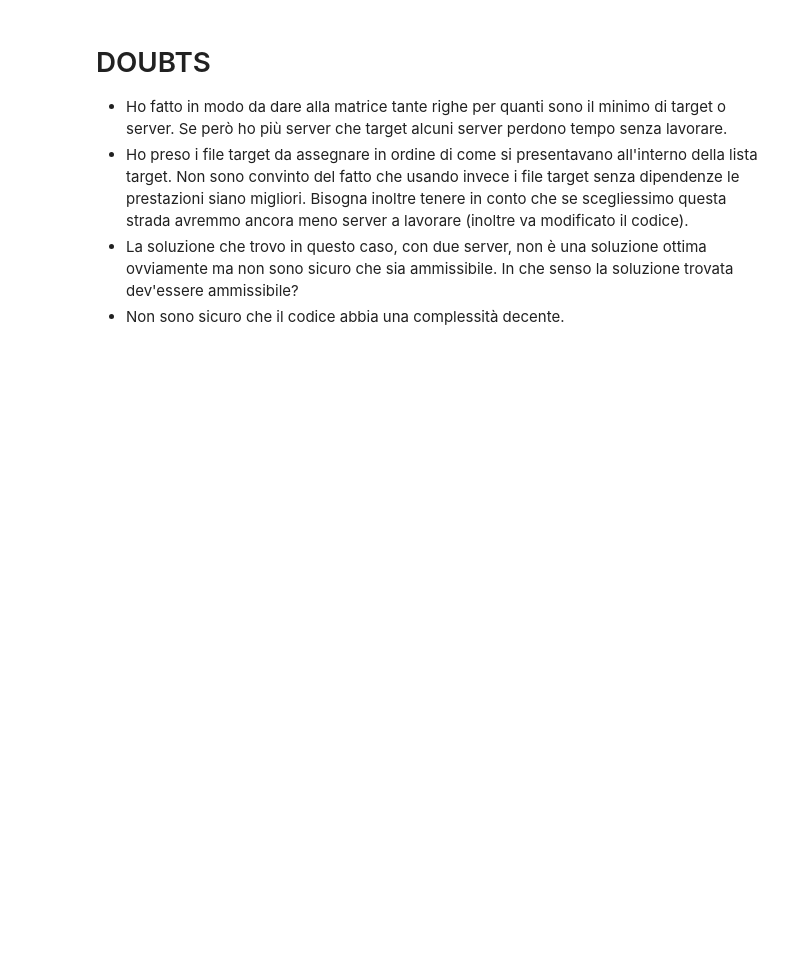
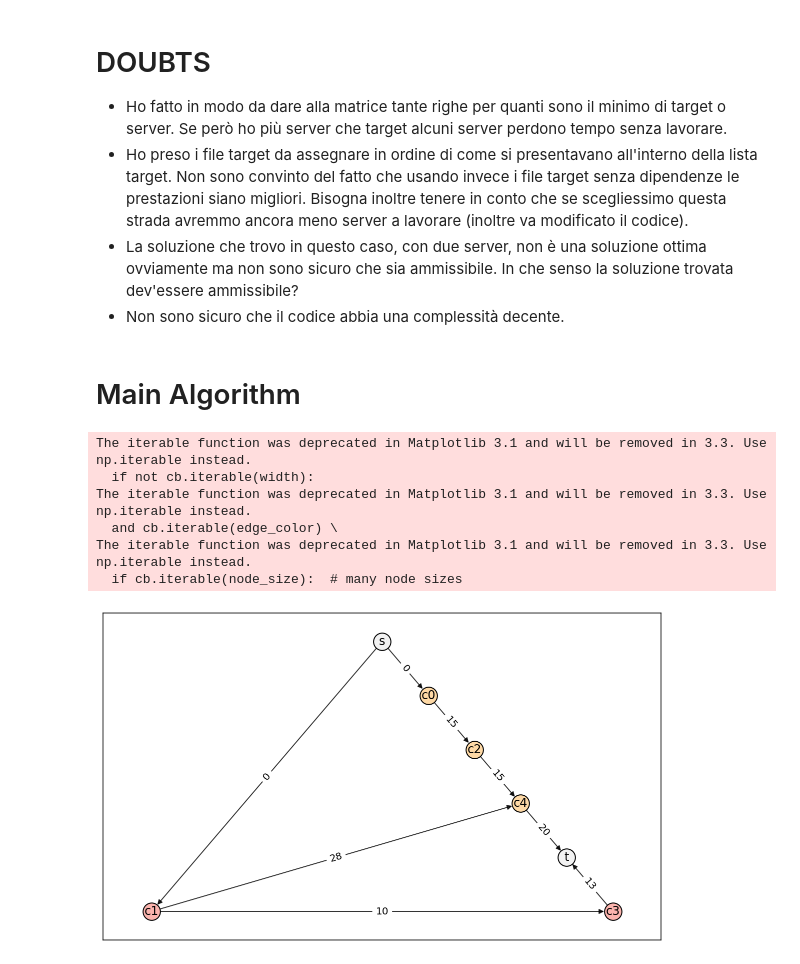
Before and after one commit to GuidoDC97/RO, a Jupyter notebook: CompilingGoogle.ipynb, the cells around one changed output. Cells and saved outputs as stored; diff of their text form; code cells hidden in the pictures; blank space fills up the shorter version.

Commit message:
Diviso task 3

```diff
--- a/CompilingGoogle.ipynb
+++ b/CompilingGoogle.ipynb
@@ -136,3 +181,27 @@ matrix
+# %%
+def draw_graph(graph):
+    # Draw graph
+    fig = plt.figure(figsize=(10,6))
+    ax = plt.axes()
+    # graph layout
+    pos = nx.planar_layout(graph)
+    # draw nodes
+    cmap = plt.get_cmap('Pastel1')
+    # https://matplotlib.org/3.1.0/tutorials/colors/colormaps.html <----- visit here for others color maps
+    colors = [cmap(i) for i in np.linspace(0, 1, len(sequence)+1)]
+    for i,server in enumerate(sequence):
+        nx.draw_networkx_nodes(graph, pos, ax=ax, nodelist=server, node_color=[colors[i]], alpha=1, edgecolors="black")
+    nx.draw_networkx_nodes(graph, pos, ax=ax, nodelist=["s","t"], node_color=[colors[len(sequence)]], alpha=1, edgecolors="black")
+    nx.draw_networkx_labels(graph, pos, ax=ax);
+    # draw edges
+    color = nx.get_edge_attributes(graph,'color')
+    nx.draw_networkx_edges(graph, pos, ax=ax, width=1.0, alpha=0.8, edge_color=color.values())
+    edge_labels = nx.get_edge_attributes(graph,'weight')
+    nx.draw_networkx_edge_labels(graph, pos, ax=ax, edge_labels=edge_labels, label_pos=0.5)
+
+    plt.show()
+
+    return graph
 # %% [markdown]
 # DOUBTS
 * Ho fatto in modo da dare alla matrice tante righe per quanti sono il minimo di target o server. Se però ho più server che target alcuni server perdono tempo senza lavorare.
@@ -220,2 +211,16 @@ def task3(time, dep, sequence):
+# %% [markdown]
+# Main Algorithm
+# %%
+num_file, num_target, num_server, file, time, dep, target = open_input("a_example.in")
+sequence = create_sequence(num_server, target, dep)
 # %%
-graph, path = task3(time, dep, sequence)
+graph = build_graph(time, dep, sequence)
+graph = draw_graph(graph)
+# %% [output]
+The iterable function was deprecated in Matplotlib 3.1 and will be removed in 3.3. Use np.iterable instead.
+  if not cb.iterable(width):
+The iterable function was deprecated in Matplotlib 3.1 and will be removed in 3.3. Use np.iterable instead.
+  and cb.iterable(edge_color) \
+The iterable function was deprecated in Matplotlib 3.1 and will be removed in 3.3. Use np.iterable instead.
+  if cb.iterable(node_size):  # many node sizes
+[figure, added]
```
Also changed, not shown: parts of 12 cells of this notebook.
